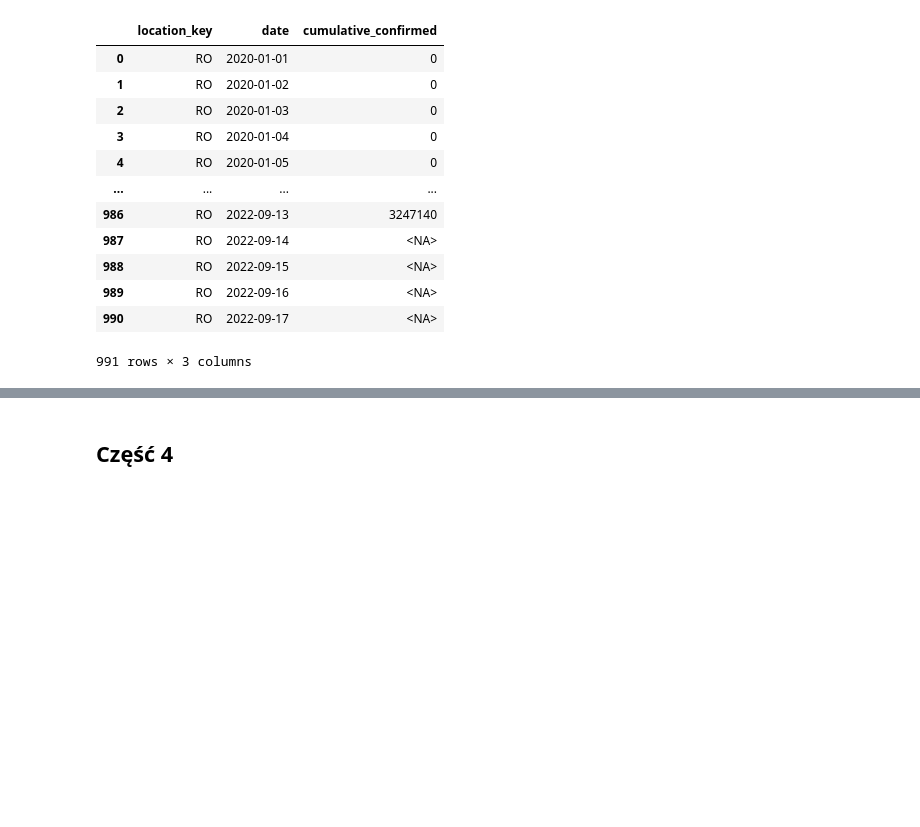
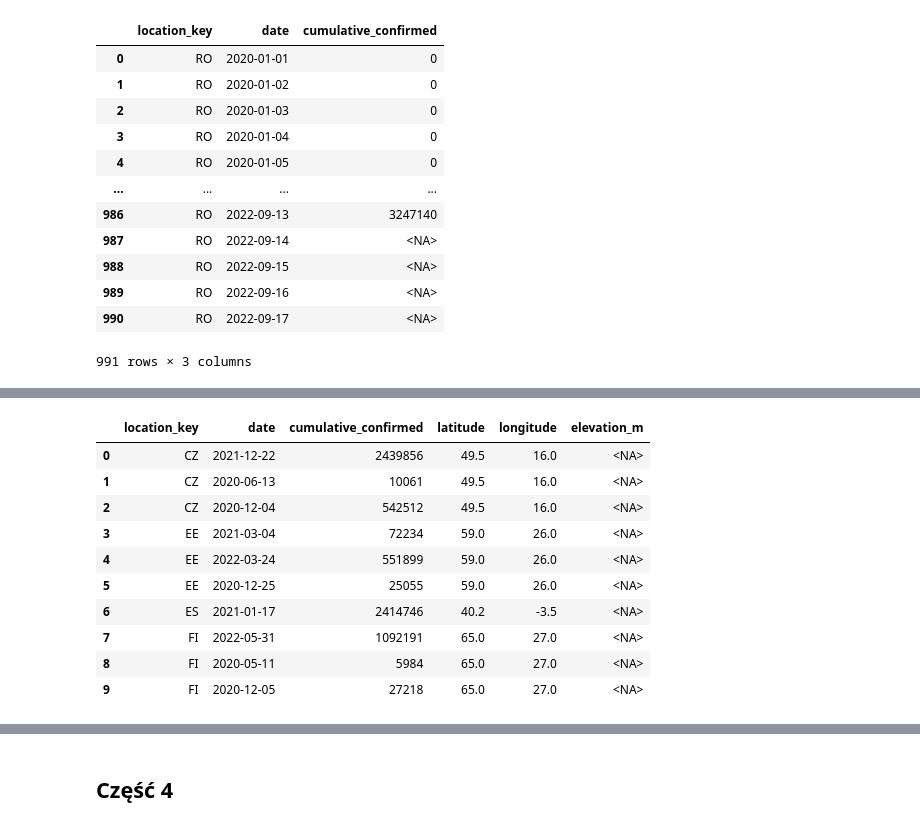
Before and after one commit to piooz/BigData, a Jupyter notebook: zad1/Untitled.ipynb, the cells around one changed output, grey strips where cells are left out. Drawn from its saved outputs; the diff is of its cells as text; code cells hidden in the pictures; blank space fills up the shorter version.

```diff
--- a/zad1/Untitled.ipynb
+++ b/zad1/Untitled.ipynb
@@ -172,0 +276,34 @@ RetryError: Deadline of 600.0s exceeded while calling target function, last exce
+# %%
+# 4 szerokość geograficzna i wysokość nad poziomeme morza porównana z liczbą potwierdzonych
+
+sql = """
+        select
+            location_key,
+            date,
+            cumulative_confirmed,
+            latitude,
+            longitude,
+            elevation_m
+        from `bigquery-public-data.covid19_open_data.covid19_open_data`
+        where rainfall_mm is not null
+            and snowfall_mm is not null
+            and aggregation_level = 0
+        limit 10
+"""
+q1 = (sql)
+query_job = client.query(q1)
+query_result = query_job.result()
+
+query_result.to_dataframe()
+# %% [output]
+|  | location_key | date | cumulative_confirmed | latitude | longitude | elevation_m |
+| 0 | CZ | 2021-12-22 | 2439856 | 49.5 | 16.0 | <NA> |
+| 1 | CZ | 2020-06-13 | 10061 | 49.5 | 16.0 | <NA> |
+| 2 | CZ | 2020-12-04 | 542512 | 49.5 | 16.0 | <NA> |
+| 3 | EE | 2021-03-04 | 72234 | 59.0 | 26.0 | <NA> |
+| 4 | EE | 2022-03-24 | 551899 | 59.0 | 26.0 | <NA> |
+| 5 | EE | 2020-12-25 | 25055 | 59.0 | 26.0 | <NA> |
+| 6 | ES | 2021-01-17 | 2414746 | 40.2 | -3.5 | <NA> |
+| 7 | FI | 2022-05-31 | 1092191 | 65.0 | 27.0 | <NA> |
+| 8 | FI | 2020-05-11 | 5984 | 65.0 | 27.0 | <NA> |
+| 9 | FI | 2020-12-05 | 27218 | 65.0 | 27.0 | <NA> |
```
Also changed, not shown: parts of 10 cells of this notebook.
